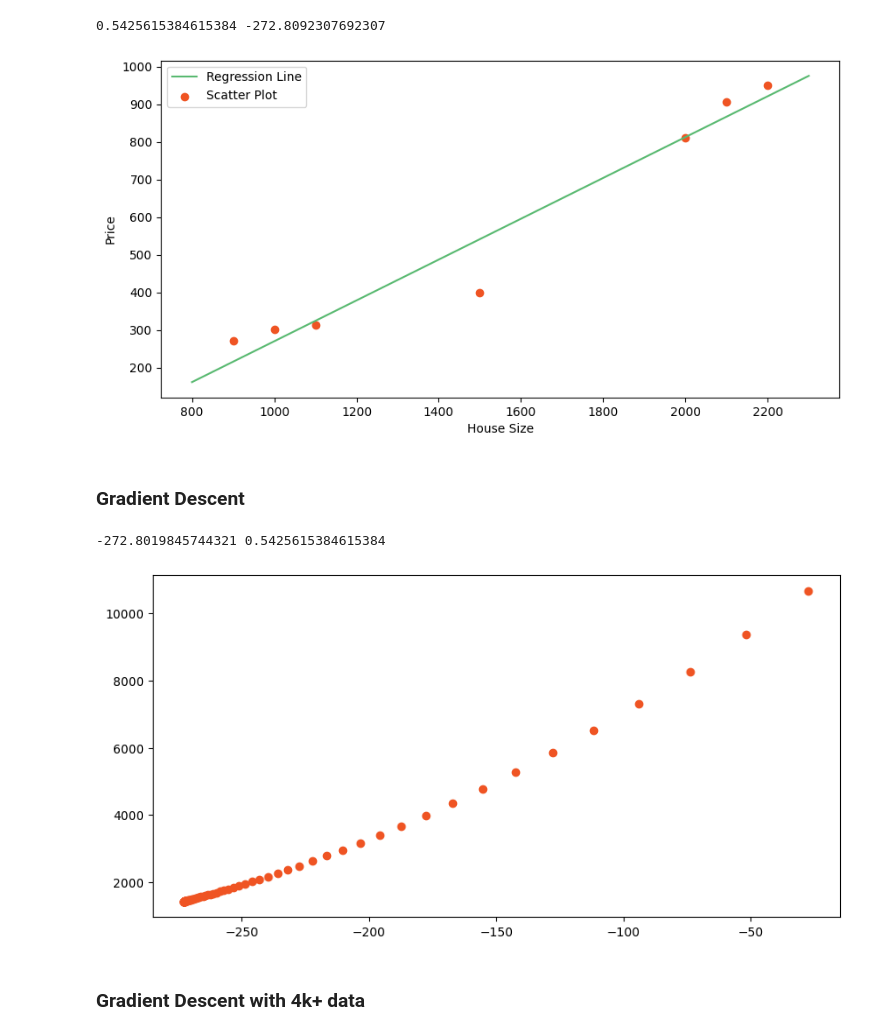
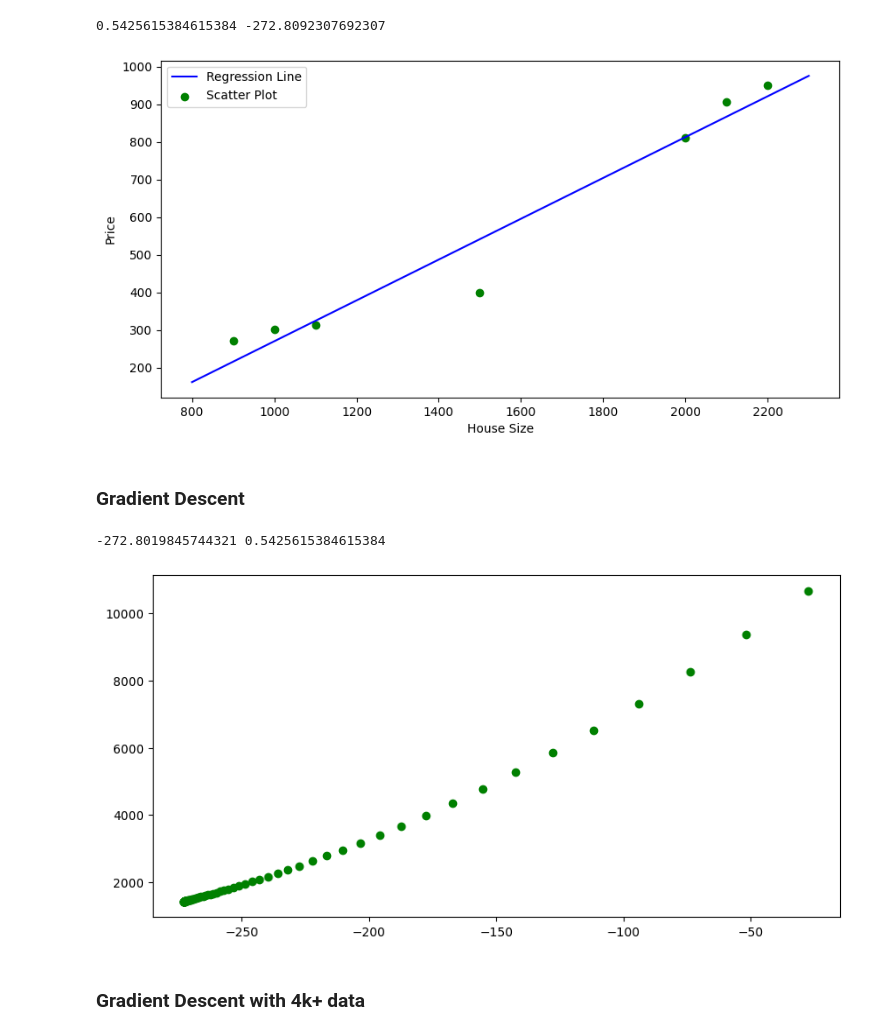
Before and after one commit to Sanzida-Afrin-Promi/ML_Assignment, a Jupyter notebook: Linear_RegressionFinal.ipynb, the cells around one changed output. Drawn from its saved outputs; the diff is of its cells as text; code cells hidden in the pictures.

Commit message:
ClassTask1(Linear_Regression)

```diff
--- a/Linear_RegressionFinal.ipynb
+++ b/Linear_RegressionFinal.ipynb
@@ -50,21 +50,21 @@ print(m, c)
 # %%
 plt.rcParams['figure.figsize'] = (10.0, 5.0)
 
 max_x = np.max(X) + 100
 min_x = np.min(X) - 100
 
 x = np.linspace(min_x, max_x, 1000)
 y = m * x + c
 
-plt.plot(x, y, color='#58b970', label='Regression Line')
-plt.scatter(X, Y, c = "#ef5423", label = 'Scatter Plot')
+plt.plot(x, y, color='blue', label='Regression Line')
+plt.scatter(X, Y, c = "green", label = 'Scatter Plot')
 
 plt.xlabel('House Size')
 plt.ylabel('Price')
 plt.legend()
 plt.show()
 # %% [output]
-[figure, old version]
+[figure, new version]
 # %% [markdown]
 ### **Gradient Descent**
 # %%
@@ -100,11 +100,11 @@ for i in range(epoch):
 
 print(theta_0, theta_1)
 
-plt.scatter(thetas, costs, c = "#ef5423", label = 'Scatter Plot')
+plt.scatter(thetas, costs, c = "green", label = 'Scatter Plot')
 plt.show()
 # %% [output]
 -272.8019845744321 0.5425615384615384
-[figure, old version]
+[figure, new version]
 # %% [markdown]
 ### **Gradient Descent with 4k+ data**
 # %%
```
Also changed, not shown: parts of 2 cells of this notebook.
